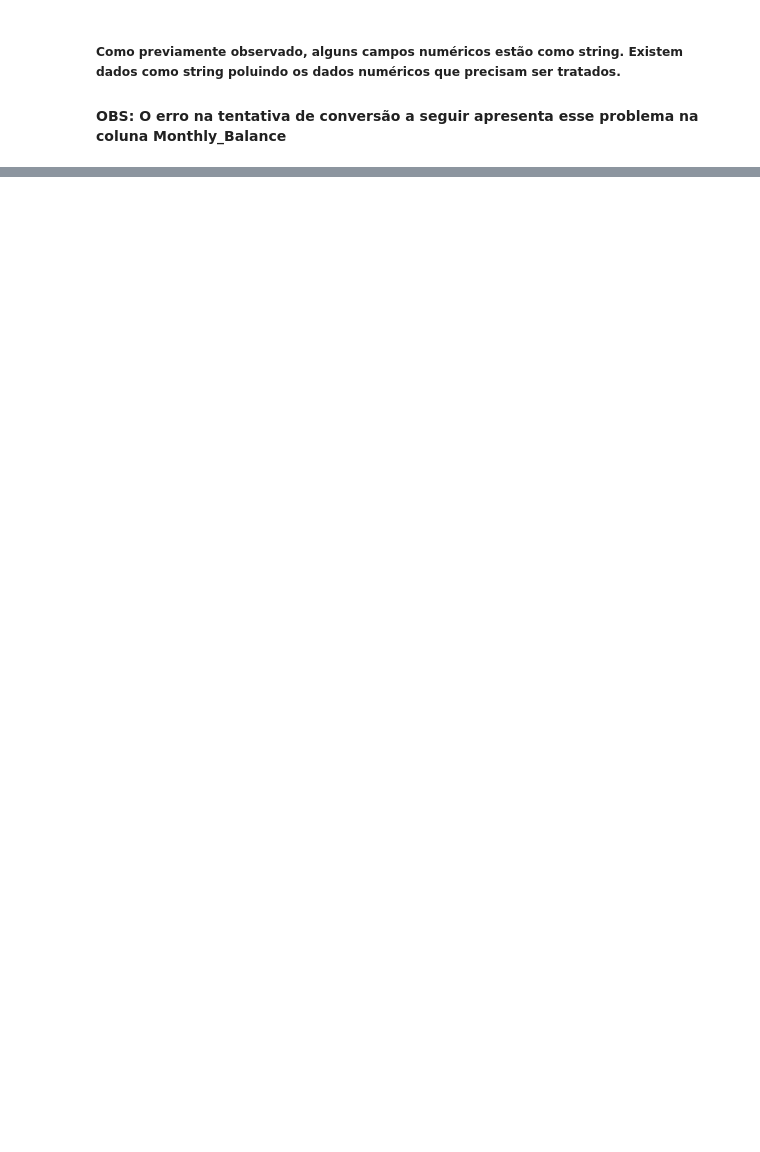
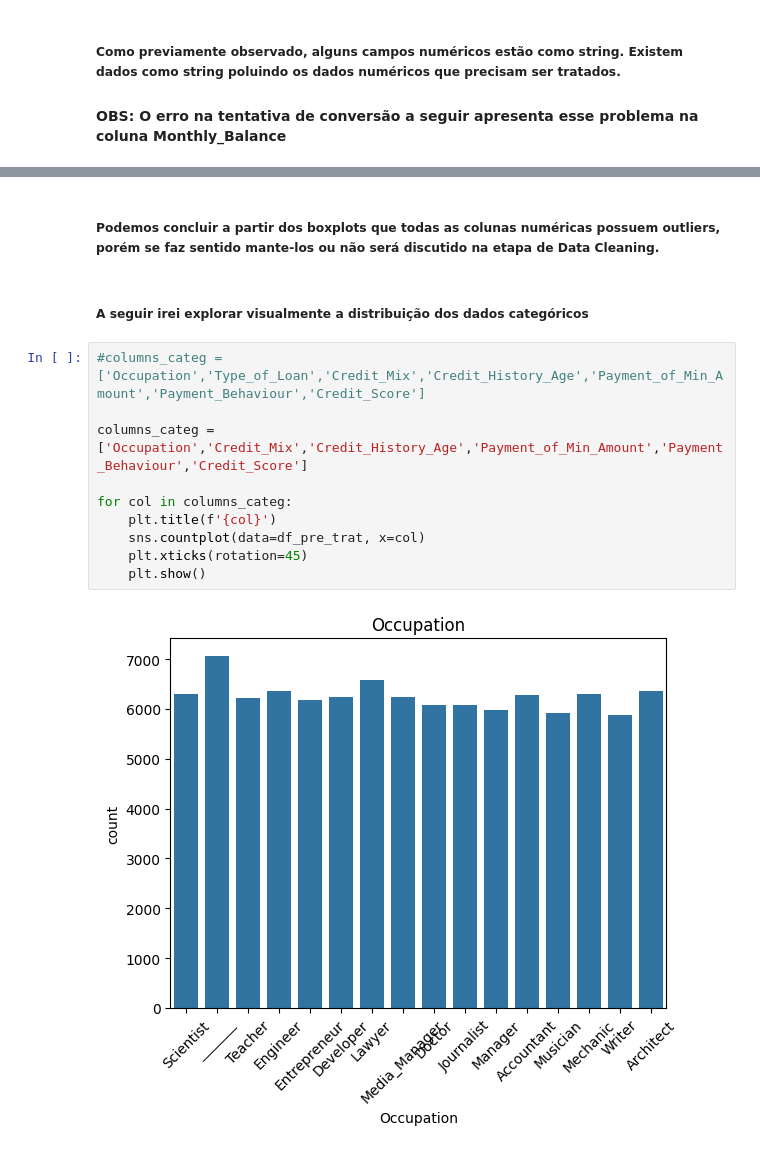
Before and after one commit to ViniFNasc/case_igua_saneamento, a Jupyter notebook: solution.ipynb, the cells around one changed output, grey strips where cells are left out. Cells and saved outputs as stored; diff of their text form; blank space fills up the shorter version.

```diff
--- a/solution.ipynb
+++ b/solution.ipynb
@@ -119,0 +222,16 @@ ValueError: could not convert string to float: '__-333333333333333333333333333__
+# %% [markdown]
+##### Podemos concluir a partir dos boxplots que todas as colunas numéricas possuem outliers, porém se faz sentido mante-los ou não será discutido na etapa de Data Cleaning.
+# %% [markdown]
+##### A seguir irei explorar visualmente a distribuição dos dados categóricos
+# %%
+#columns_categ = ['Occupation','Type_of_Loan','Credit_Mix','Credit_History_Age','Payment_of_Min_Amount','Payment_Behaviour','Credit_Score']
+
+columns_categ = ['Occupation','Credit_Mix','Credit_History_Age','Payment_of_Min_Amount','Payment_Behaviour','Credit_Score']
+
+for col in columns_categ:
+    plt.title(f'{col}')
+    sns.countplot(data=df_pre_trat, x=col)
+    plt.xticks(rotation=45)
+    plt.show()
+# %% [output]
+[figure, added]
```
Also changed, not shown: parts of 84 cells of this notebook, 2 other files.
